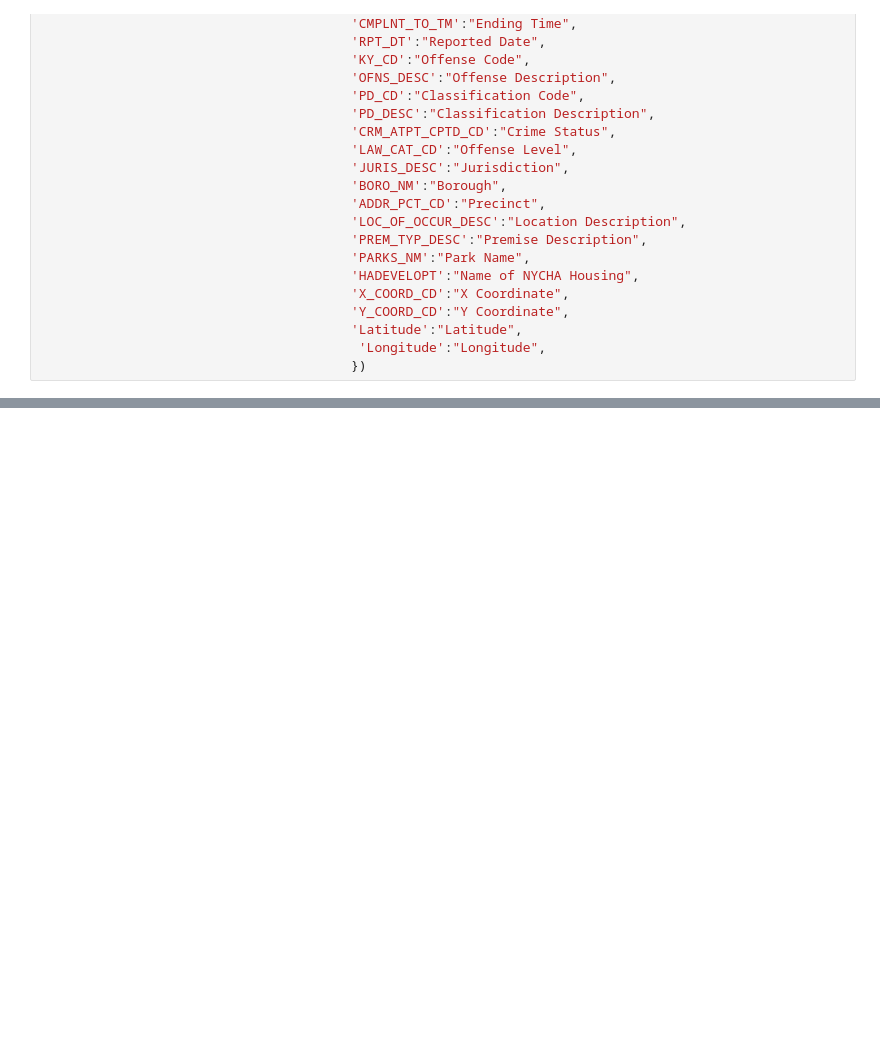
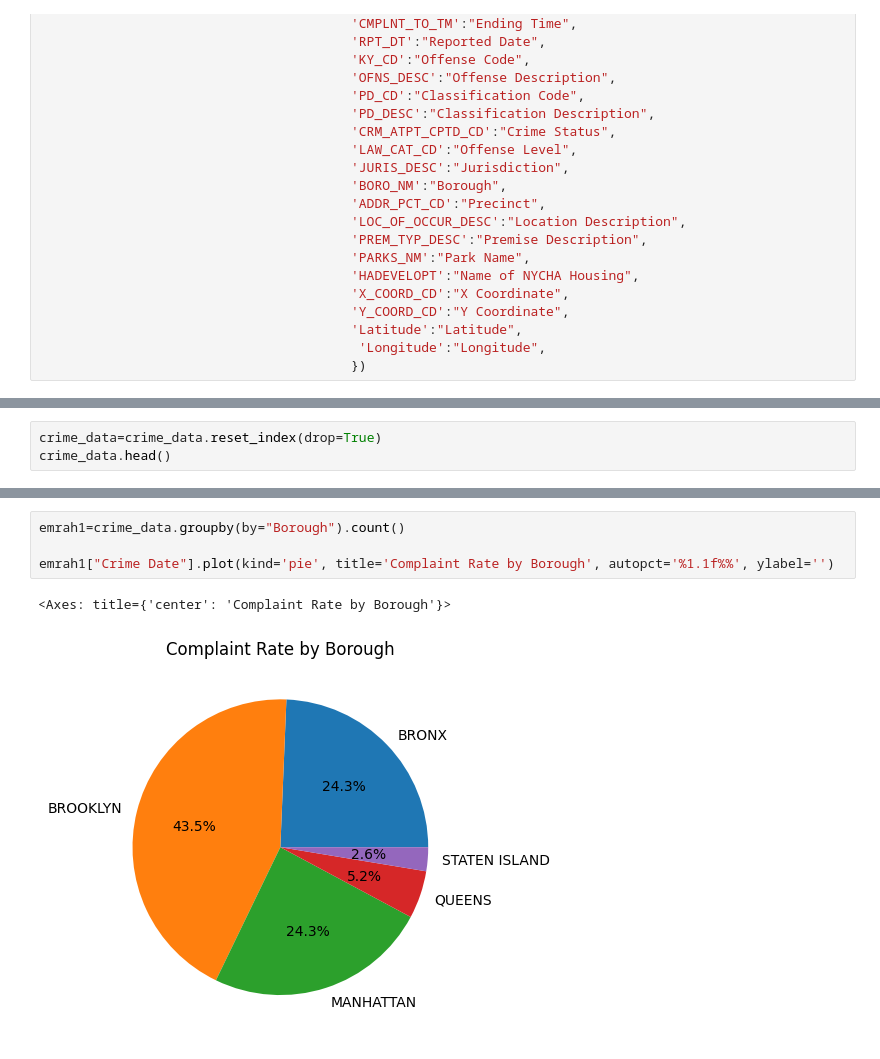
Before and after one commit to SofiaFrrokaj/Group-1---Project-1, a Jupyter notebook: nyc_crime.ipynb, the cells around one changed output, grey strips where cells are left out. Drawn from its saved outputs; the diff is of its cells as text; blank space fills up the shorter version.

Commit message:
Emrah Code

```diff
--- a/nyc_crime.ipynb
+++ b/nyc_crime.ipynb
@@ -72 +120,4 @@ crime_data.head()
 5 rows × 24 columns
+# %%
+crime_data=crime_data.reset_index(drop=True)
+crime_data.head()
@@ -72,0 +132,7 @@ crime_data.head()
+# %%
+emrah1=crime_data.groupby(by="Borough").count()
+
+emrah1["Crime Date"].plot(kind='pie', title='Complaint Rate by Borough', autopct='%1.1f%%', ylabel='')
+# %% [output]
+<Axes: title={'center': 'Complaint Rate by Borough'}>
+[figure, added]
```
Also changed, not shown: parts of 16 cells of this notebook.
